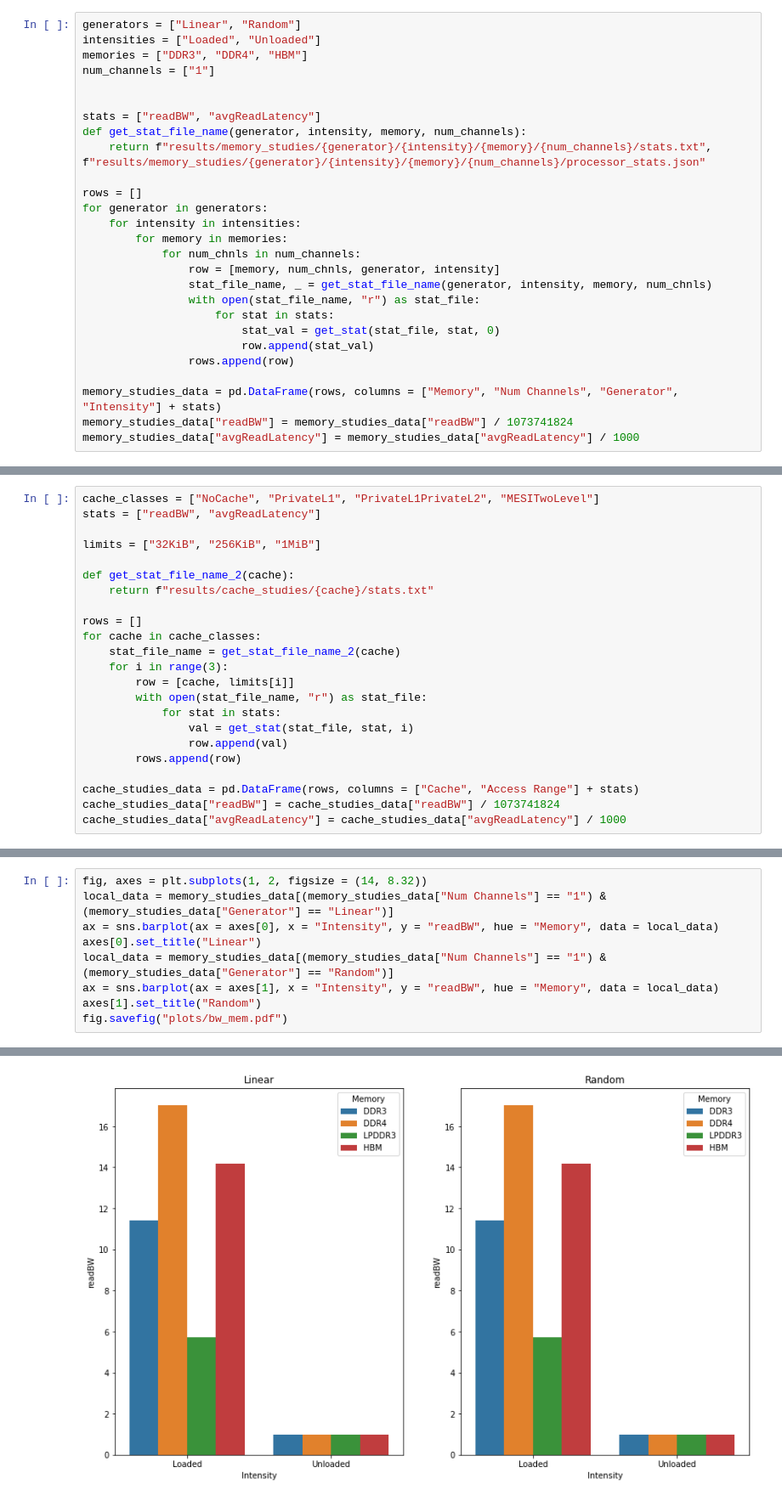
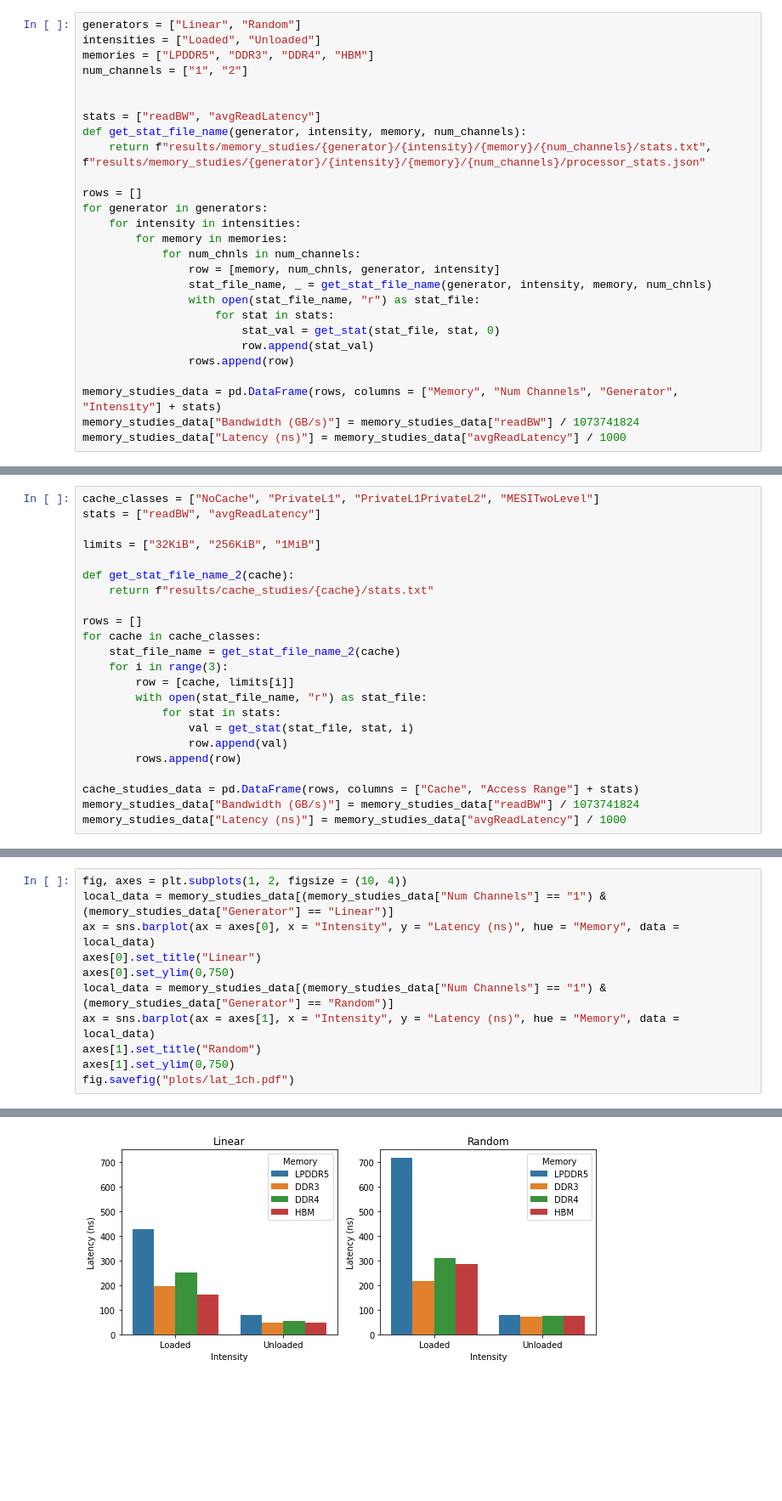
Before and after one commit to mahyarsamani/mem-perf, a Jupyter notebook: plotter.ipynb, the cells around one changed output, grey strips where cells are left out. Shown: that part at 85% size. Cells and saved outputs as stored; diff of their text form; blank space fills up the shorter version.

Commit message:
Updating the graphs and fixing the experiments.

```diff
--- a/plotter.ipynb
+++ b/plotter.ipynb
@@ -33,8 +27,8 @@ def get_stat(stat_file, stat_name, dump_number):
 # %%
 generators = ["Linear", "Random"]
 intensities = ["Loaded", "Unloaded"]
-memories = ["DDR3", "DDR4", "HBM"]
-num_channels = ["1"]
+memories = ["LPDDR5", "DDR3", "DDR4", "HBM"]
+num_channels = ["1", "2"]
 
 
 stats = ["readBW", "avgReadLatency"]
@@ -55,5 +49,5 @@ for generator in generators:
                 rows.append(row)
 
 memory_studies_data = pd.DataFrame(rows, columns = ["Memory", "Num Channels", "Generator", "Intensity"] + stats)
-memory_studies_data["readBW"] = memory_studies_data["readBW"] / 1073741824
-memory_studies_data["avgReadLatency"] = memory_studies_data["avgReadLatency"] / 1000
+memory_studies_data["Bandwidth (GB/s)"] = memory_studies_data["readBW"] / 1073741824
+memory_studies_data["Latency (ns)"] = memory_studies_data["avgReadLatency"] / 1000
@@ -98,5 +72,5 @@ for cache in cache_classes:
         rows.append(row)
 
 cache_studies_data = pd.DataFrame(rows, columns = ["Cache", "Access Range"] + stats)
-cache_studies_data["readBW"] = cache_studies_data["readBW"] / 1073741824
-cache_studies_data["avgReadLatency"] = cache_studies_data["avgReadLatency"] / 1000
+memory_studies_data["Bandwidth (GB/s)"] = memory_studies_data["readBW"] / 1073741824
+memory_studies_data["Latency (ns)"] = memory_studies_data["avgReadLatency"] / 1000
@@ -119,10 +105,12 @@ cache_studies_data.head(12)
 # %%
-fig, axes = plt.subplots(1, 2, figsize = (14, 8.32))
+fig, axes = plt.subplots(1, 2, figsize = (10, 4))
 local_data = memory_studies_data[(memory_studies_data["Num Channels"] == "1") & (memory_studies_data["Generator"] == "Linear")]
-ax = sns.barplot(ax = axes[0], x = "Intensity", y = "readBW", hue = "Memory", data = local_data)
+ax = sns.barplot(ax = axes[0], x = "Intensity", y = "Latency (ns)", hue = "Memory", data = local_data)
 axes[0].set_title("Linear")
+axes[0].set_ylim(0,750)
 local_data = memory_studies_data[(memory_studies_data["Num Channels"] == "1") & (memory_studies_data["Generator"] == "Random")]
-ax = sns.barplot(ax = axes[1], x = "Intensity", y = "readBW", hue = "Memory", data = local_data)
+ax = sns.barplot(ax = axes[1], x = "Intensity", y = "Latency (ns)", hue = "Memory", data = local_data)
 axes[1].set_title("Random")
-fig.savefig("plots/bw_mem.pdf")
+axes[1].set_ylim(0,750)
+fig.savefig("plots/lat_1ch.pdf")
 # %% [output]
@@ -129,2 +118,2 @@ fig.savefig("plots/bw_mem.pdf")
-[figure, old version]
+[figure, new version]
 # %%
```
Also changed, not shown: parts of 11 cells of this notebook, 11 other files.
